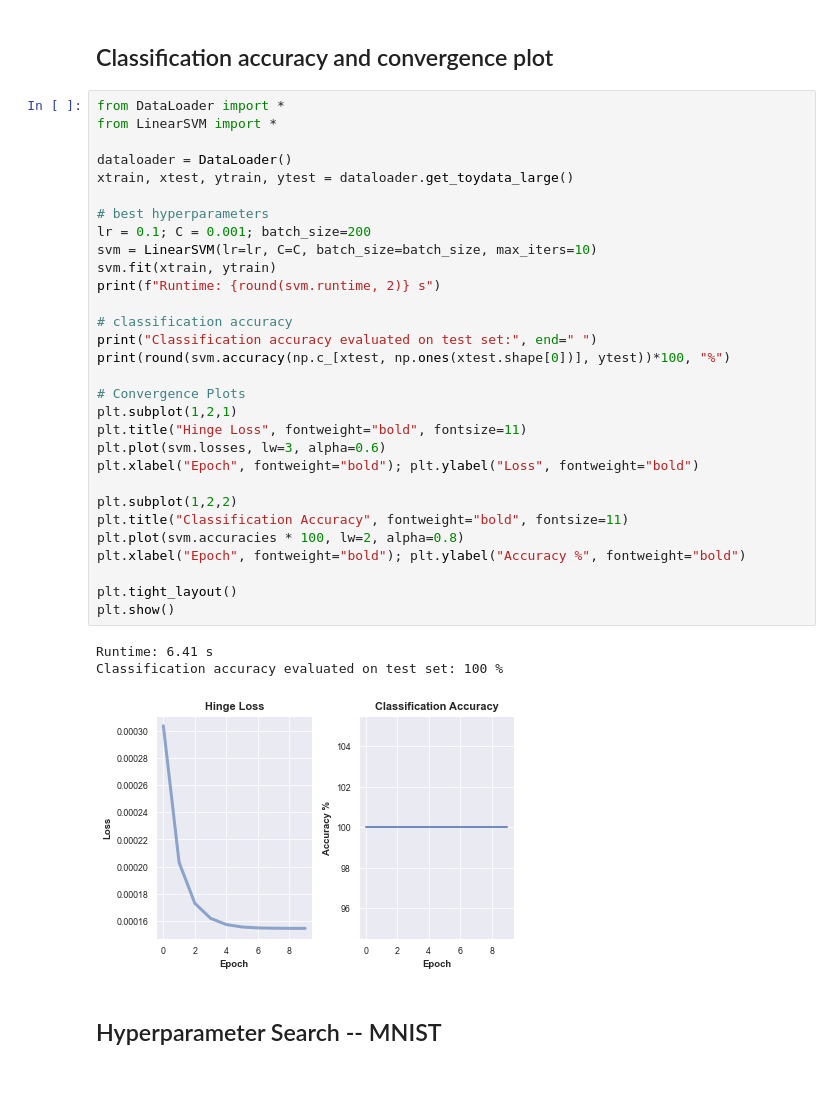
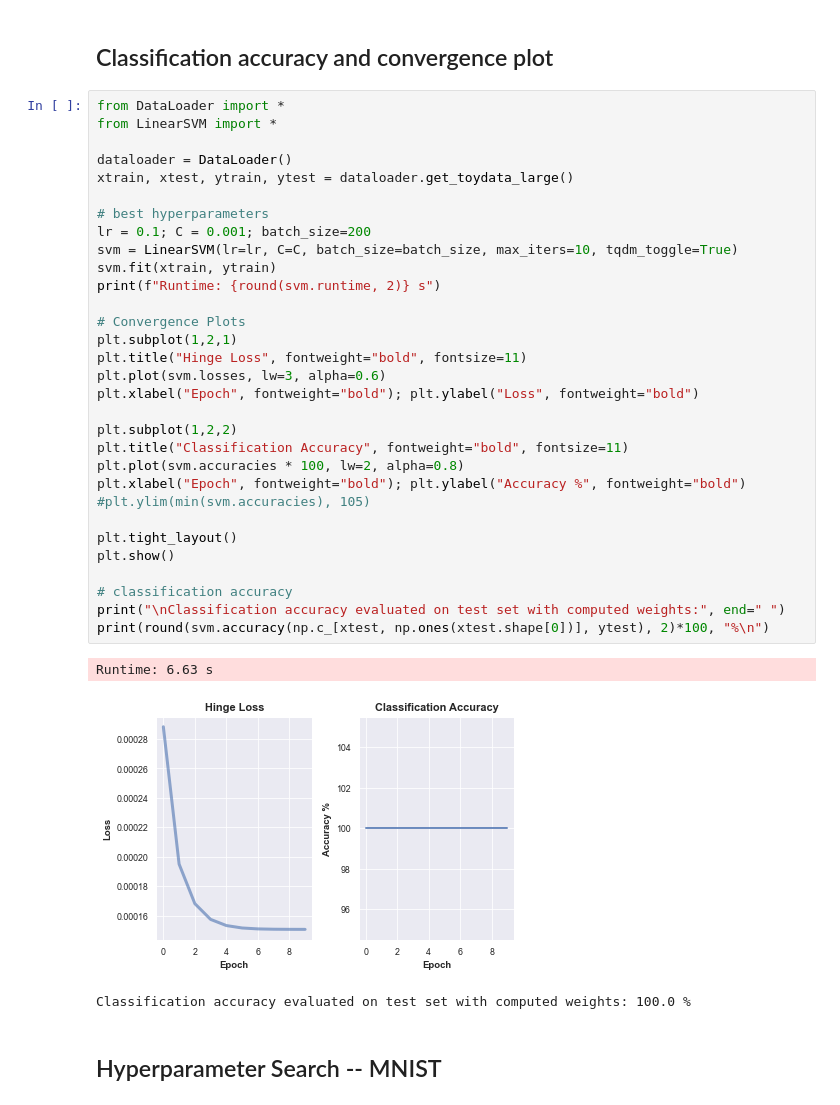
Before and after one commit to glarkstoat/SVM-using-SGD, a Jupyter notebook: test.ipynb, the cells around one changed output. Saved outputs shown, nothing was run; the diff lists cells and outputs as text.

```diff
--- a/test.ipynb
+++ b/test.ipynb
@@ -193,37 +202,38 @@ pprint(results[:5])
 # %%
 from DataLoader import *
 from LinearSVM import *
 
 dataloader = DataLoader()
 xtrain, xtest, ytrain, ytest = dataloader.get_toydata_large()
 
 # best hyperparameters
 lr = 0.1; C = 0.001; batch_size=200
-svm = LinearSVM(lr=lr, C=C, batch_size=batch_size, max_iters=10)
+svm = LinearSVM(lr=lr, C=C, batch_size=batch_size, max_iters=10, tqdm_toggle=True)
 svm.fit(xtrain, ytrain)
 print(f"Runtime: {round(svm.runtime, 2)} s")
-
-# classification accuracy
-print("Classification accuracy evaluated on test set:", end=" ")
-print(round(svm.accuracy(np.c_[xtest, np.ones(xtest.shape[0])], ytest))*100, "%")
 
 # Convergence Plots
 plt.subplot(1,2,1)
 plt.title("Hinge Loss", fontweight="bold", fontsize=11)
 plt.plot(svm.losses, lw=3, alpha=0.6)
 plt.xlabel("Epoch", fontweight="bold"); plt.ylabel("Loss", fontweight="bold")
 
 plt.subplot(1,2,2)
 plt.title("Classification Accuracy", fontweight="bold", fontsize=11)
 plt.plot(svm.accuracies * 100, lw=2, alpha=0.8)
 plt.xlabel("Epoch", fontweight="bold"); plt.ylabel("Accuracy %", fontweight="bold")
+#plt.ylim(min(svm.accuracies), 105)
 
 plt.tight_layout()
 plt.show()
+
+# classification accuracy
+print("\nClassification accuracy evaluated on test set with computed weights:", end=" ")
+print(round(svm.accuracy(np.c_[xtest, np.ones(xtest.shape[0])], ytest), 2)*100, "%\n")
 # %% [output]
-Runtime: 6.41 s
-Classification accuracy evaluated on test set: 100 %
+Runtime: 6.63 s
-[figure, old version]
+[figure, new version]
+Classification accuracy evaluated on test set with computed weights: 100.0 %
 # %% [markdown]
 ## Hyperparameter Search -- MNIST
 # %%
```
Also changed, not shown: parts of 3 cells of this notebook.
